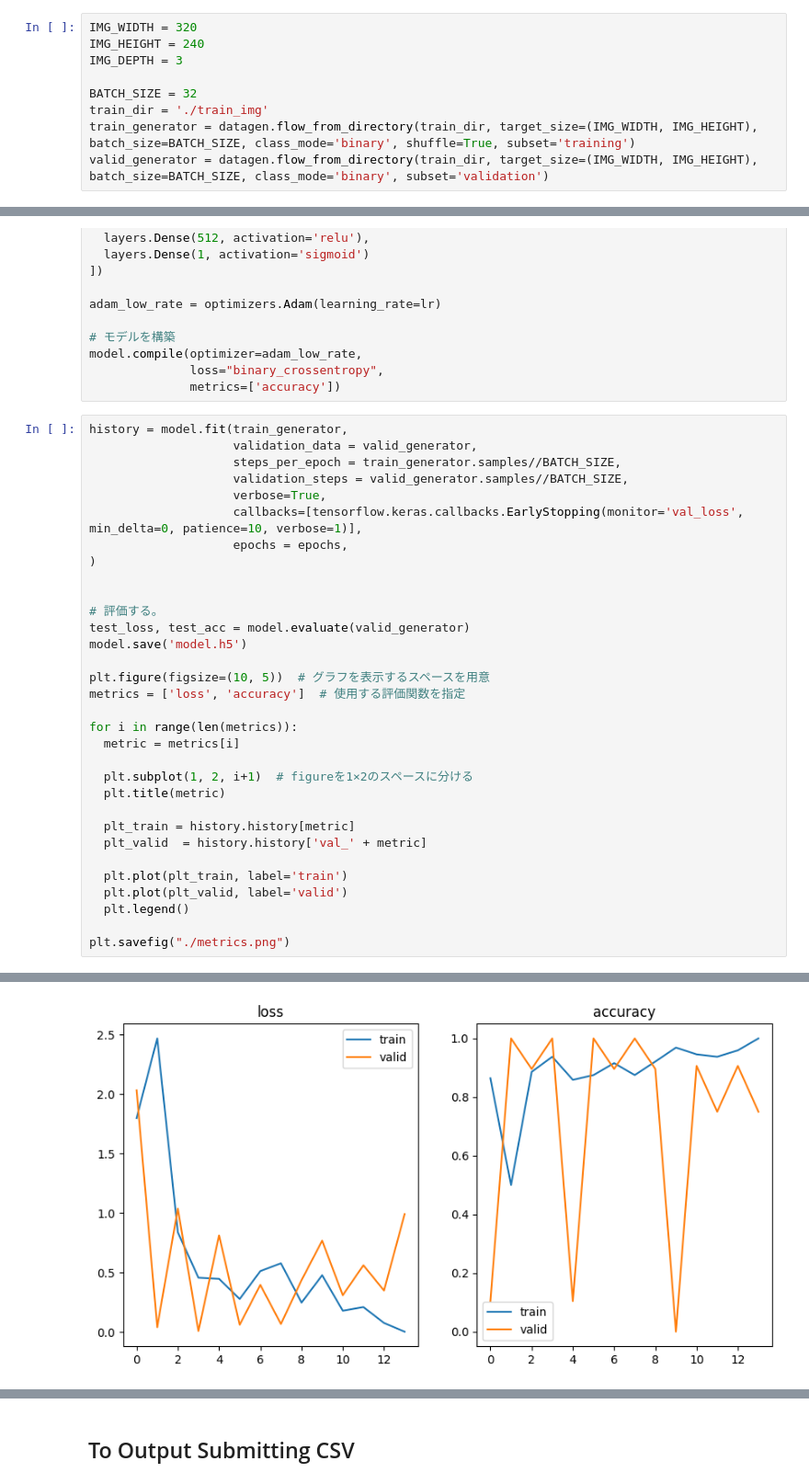
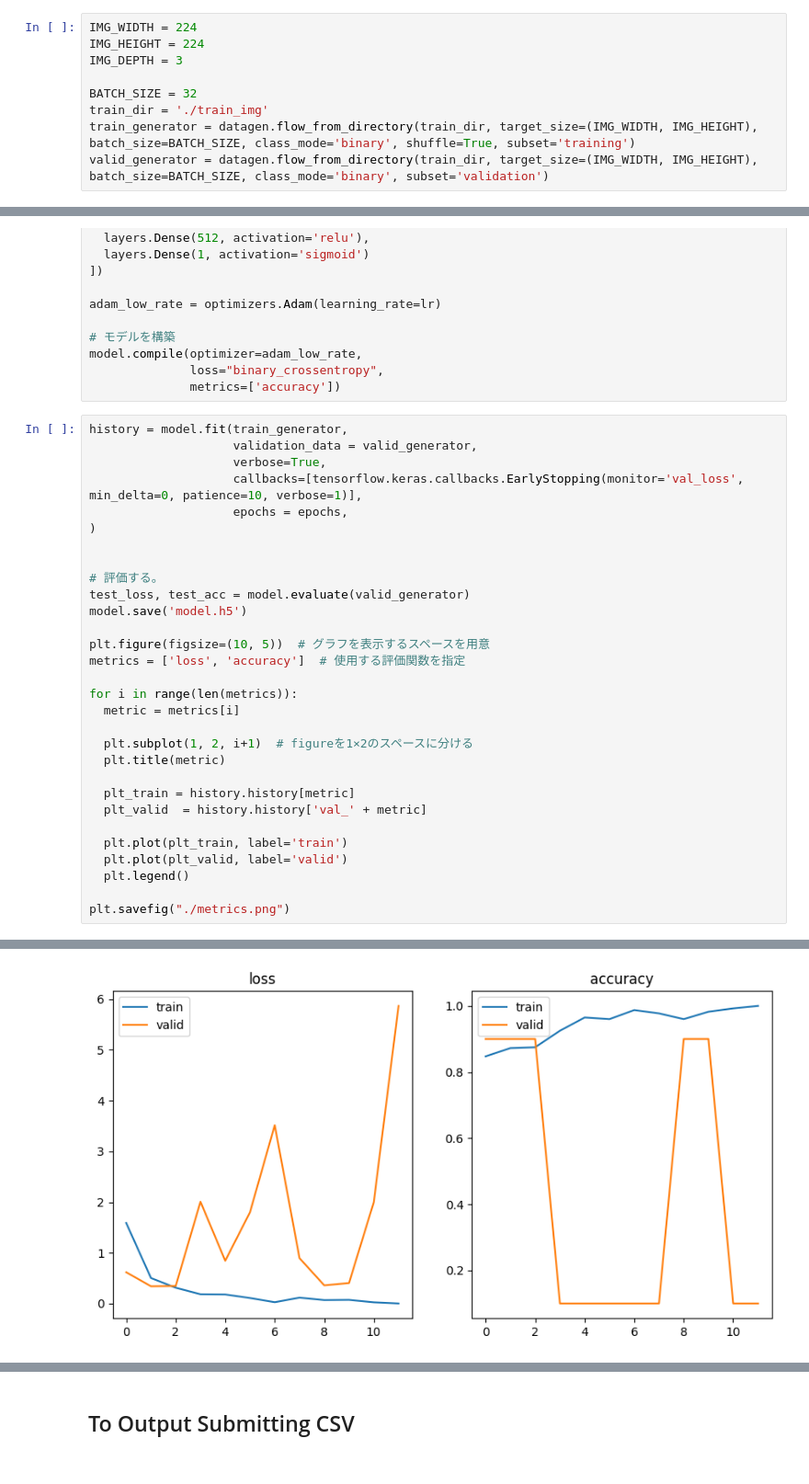
Before and after one commit to Mr-Kondo/_Inbox, a Jupyter notebook: Anomaly_Sound_Detection_EfficientNetB0.ipynb, the cells around one changed output, grey strips where cells are left out. Shown at 92% size. Drawn from its saved outputs; the diff is of its cells as text.

```diff
--- a/Anomaly_Sound_Detection_EfficientNetB0.ipynb
+++ b/Anomaly_Sound_Detection_EfficientNetB0.ipynb
@@ -48,8 +48,8 @@ datagen = ImageDataGenerator(rescale=1./255, # 255で割ることで正規化
                                    validation_split = 0.2,
                                   )
 # %%
-IMG_WIDTH = 320
-IMG_HEIGHT = 240
+IMG_WIDTH = 224
+IMG_HEIGHT = 224
 IMG_DEPTH = 3
 
 BATCH_SIZE = 32
@@ -97,8 +97,6 @@ model.compile(optimizer=adam_low_rate,
 # %%
 history = model.fit(train_generator,
                     validation_data = valid_generator,
-                    steps_per_epoch = train_generator.samples//BATCH_SIZE,
-                    validation_steps = valid_generator.samples//BATCH_SIZE,
                     verbose=True,
                     callbacks=[tensorflow.keras.callbacks.EarlyStopping(monitor='val_loss', min_delta=0, patience=10, verbose=1)],
                     epochs = epochs,
@@ -152 +147 @@ WARNING:absl:You are saving your model as an HDF5 file via `model.save()` or `ke
-[figure, old version]
+[figure, new version]
```
Also changed, not shown: parts of 6 cells of this notebook.
